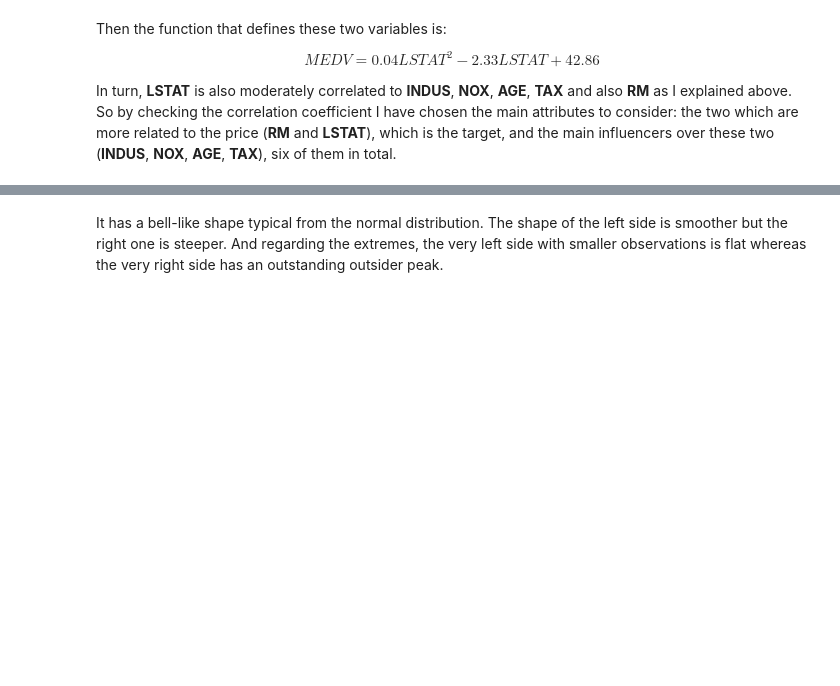
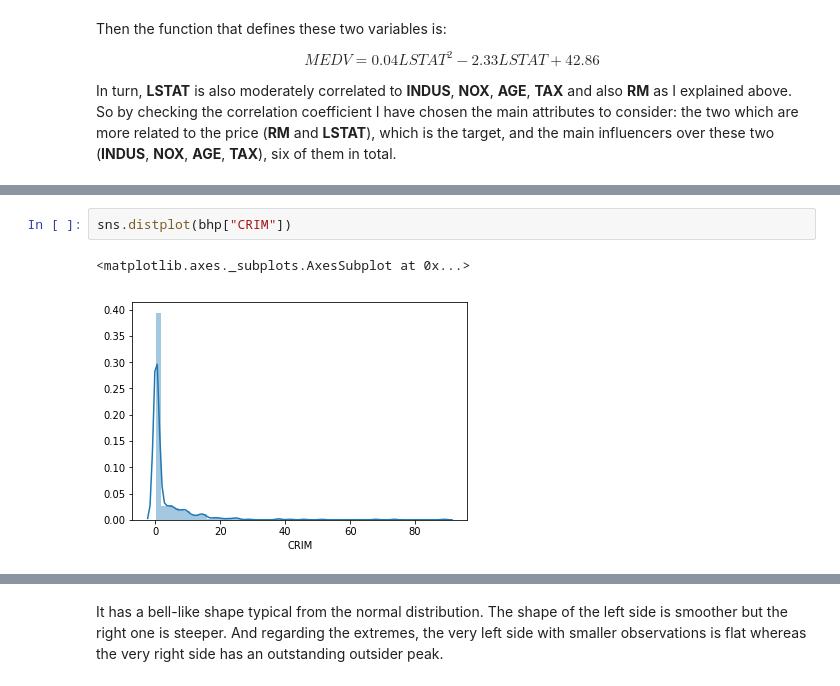
Before and after one commit to Carloselrecharlie/Boston_House_Prices_Analysis, a Jupyter notebook: Analysis of Boston House Prices dataset.ipynb, the cells around one changed output, grey strips where cells are left out. Drawn from its saved outputs; the diff is of its cells as text; blank space fills up the shorter version.

```diff
--- a/Analysis of Boston House Prices dataset.ipynb
+++ b/Analysis of Boston House Prices dataset.ipynb
@@ -187,0 +203,5 @@ plt.show()
+# %%
+sns.distplot(bhp["CRIM"])
+# %% [output]
+<matplotlib.axes._subplots.AxesSubplot at 0x...>
+[figure, added]
```
Also changed, not shown: parts of 18 cells of this notebook.
